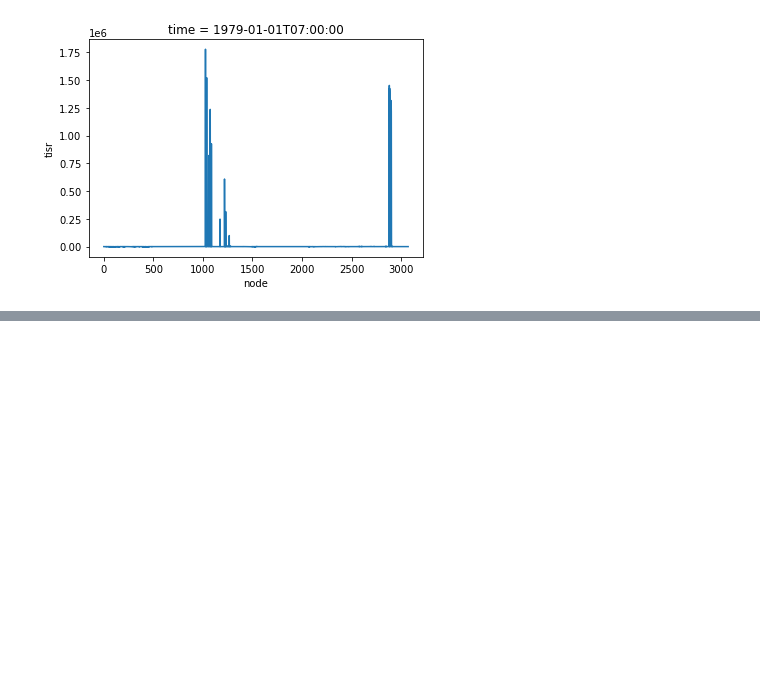
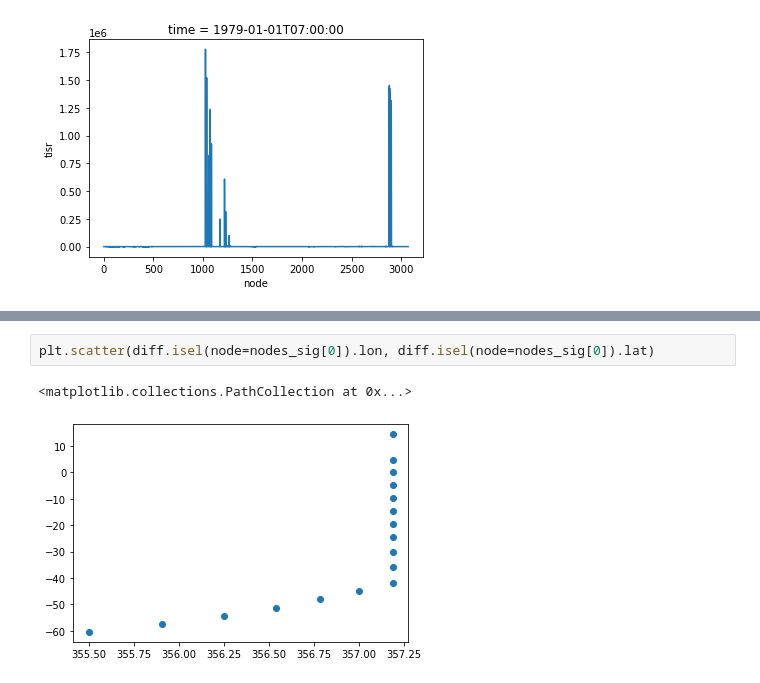
Before and after one commit to deepsphere/deepsphere-weather, a Jupyter notebook: notebooks/healpix_resampling.ipynb, the cells around one changed output, grey strips where cells are left out. Saved outputs shown, nothing was run; the diff lists cells and outputs as text; blank space fills up the shorter version.

```diff
--- a/notebooks/healpix_resampling.ipynb
+++ b/notebooks/healpix_resampling.ipynb
@@ -443,0 +457,5 @@ KeyboardInterrupt:
+# %%
+plt.scatter(diff.isel(node=nodes_sig[0]).lon, diff.isel(node=nodes_sig[0]).lat)
+# %% [output]
+<matplotlib.collections.PathCollection at 0x...>
+[figure, added]
```
Also changed, not shown: parts of 28 cells of this notebook.
